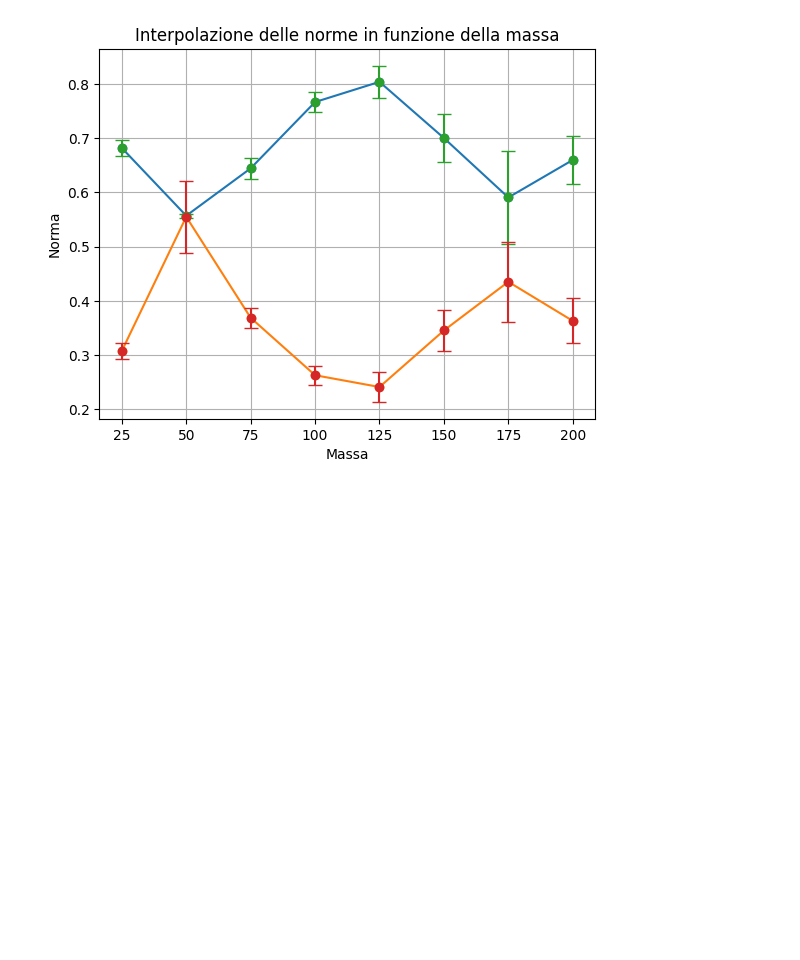
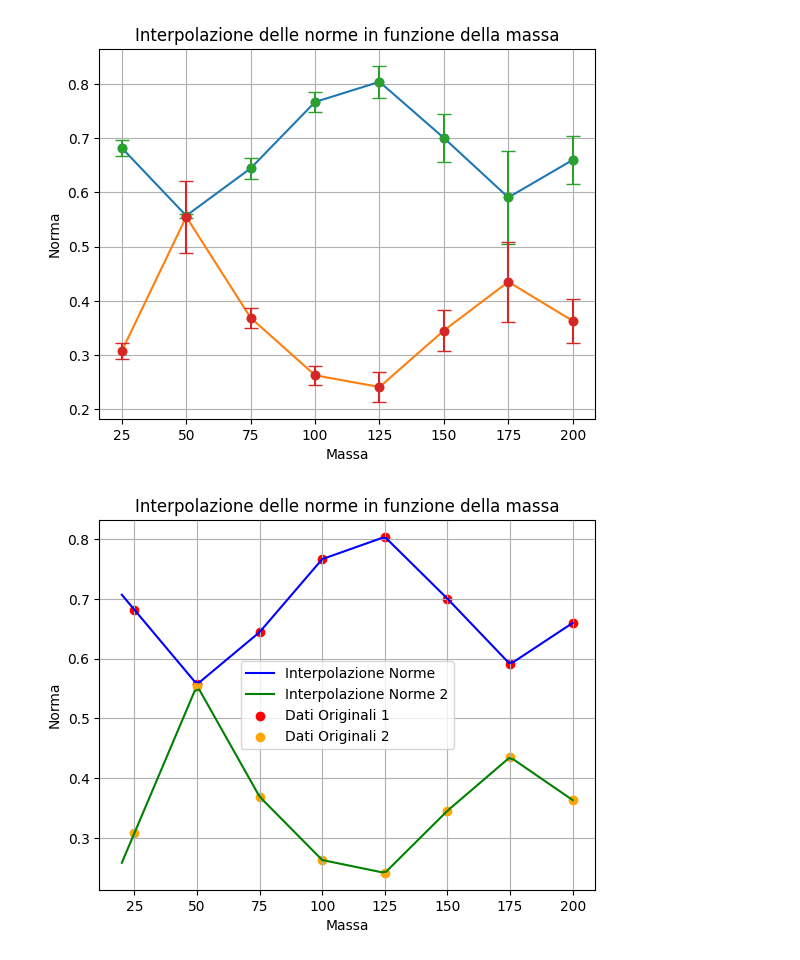
Before and after one commit to riccardocanterini-cyber/Tesi, a Jupyter notebook: Fit_Bifunzione/Interpolazione_BF.ipynb, the cells around one changed output. Drawn from its saved outputs; the diff is of its cells as text; code cells hidden in the pictures; blank space fills up the shorter version.

Commit message:
Fine Interpolazione

```diff
--- a/Fit_Bifunzione/Interpolazione_BF.ipynb
+++ b/Fit_Bifunzione/Interpolazione_BF.ipynb
@@ -54,6 +55,30 @@ plt.grid()
 plt.show()
 # %% [output]
 [figure]
+# %%
+#Interpoliamo le norme e disegnamo la funzione
+
+norms_interpolation = interp1d(masse, norms, kind='linear', fill_value='extrapolate')
+norms_2_interpolation = interp1d(masse, norms_2, kind='linear', fill_value='extrapolate')
+
+#Disegnamo la funzione interpolata su un range di masse più ampio
+mass_range = np.linspace(20, 200, 100)  # Range di masse
+norm_interpolated = norms_interpolation(mass_range)
+norm_2_interpolated = norms_2_interpolation(mass_range)
+
+plt.figure()
+plt.plot(mass_range, norm_interpolated, label='Interpolazione Norme', color='blue')
+plt.plot(mass_range, norm_2_interpolated, label='Interpolazione Norme 2', color='green')
+plt.scatter(masse, norms, color='red', label='Dati Originali 1')
+plt.scatter(masse, norms_2, color='orange', label='Dati Originali 2')
+plt.xlabel("Massa")
+plt.ylabel("Norma")
+plt.title("Interpolazione delle norme in funzione della massa")
+plt.legend()
+plt.grid()
+plt.show()
+# %% [output]
+[figure, added]
 # %%
 mu=[fit["mu"] for fit in fit_MH_values.values()]
 mu_errors=[fit["mu"] for fit in fit_MH_errors.values()]
```
Also changed, not shown: parts of 11 cells of this notebook, 10 other files.
